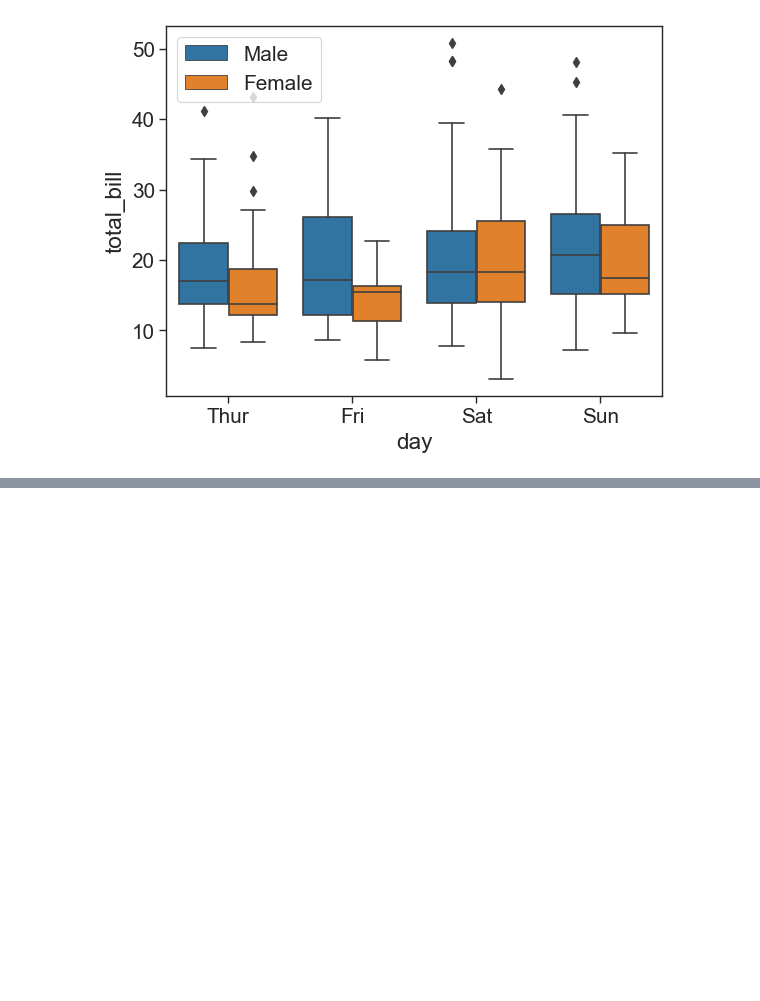
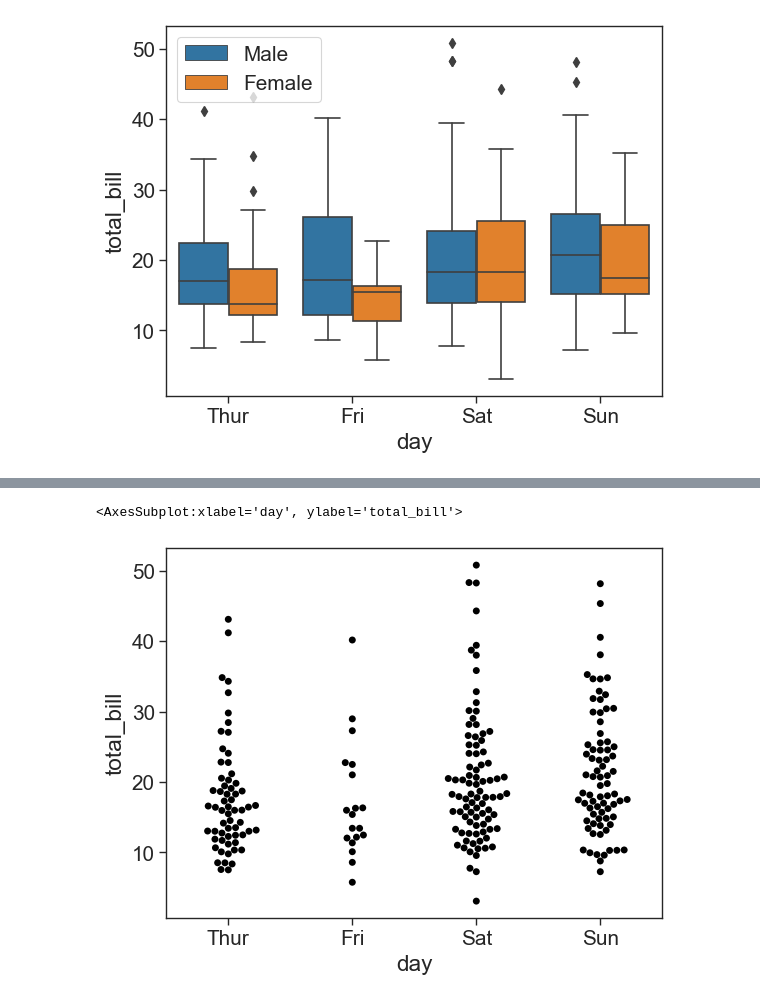
Before and after one commit to samcurryokee/Data_Analytics, a Jupyter notebook: seaborn.ipynb, the cells around one changed output, grey strips where cells are left out. Cells and saved outputs as stored; diff of their text form; code cells hidden in the pictures; blank space fills up the shorter version.

```diff
--- a/seaborn.ipynb
+++ b/seaborn.ipynb
@@ -131,0 +160,5 @@ plt.legend(loc = 0)
+# %%
+sns.swarmplot(x='day',y='total_bill',data=tips_df,color ='black')
+# %% [output]
+<AxesSubplot:xlabel='day', ylabel='total_bill'>
+[figure, added]
```
Also changed, not shown: parts of 36 cells of this notebook.
